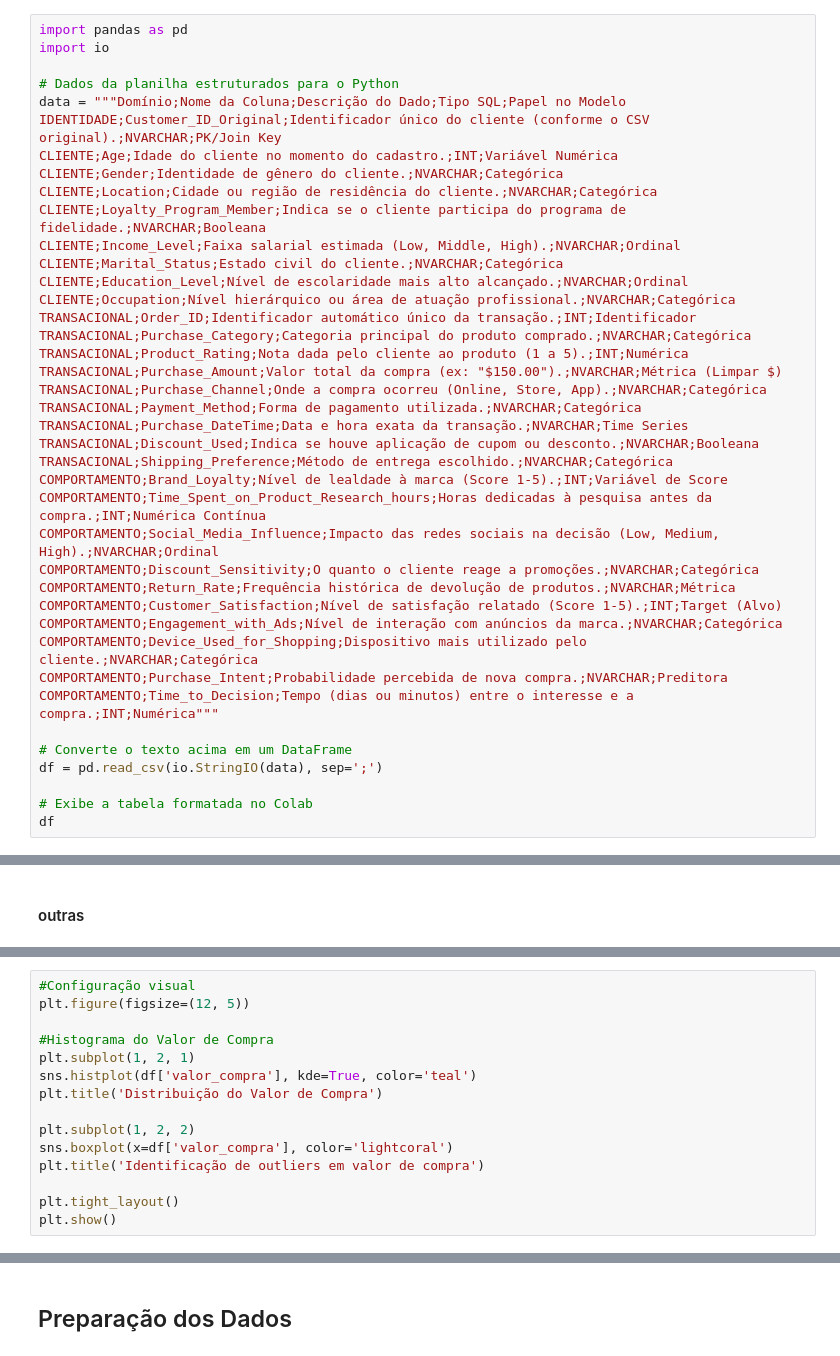
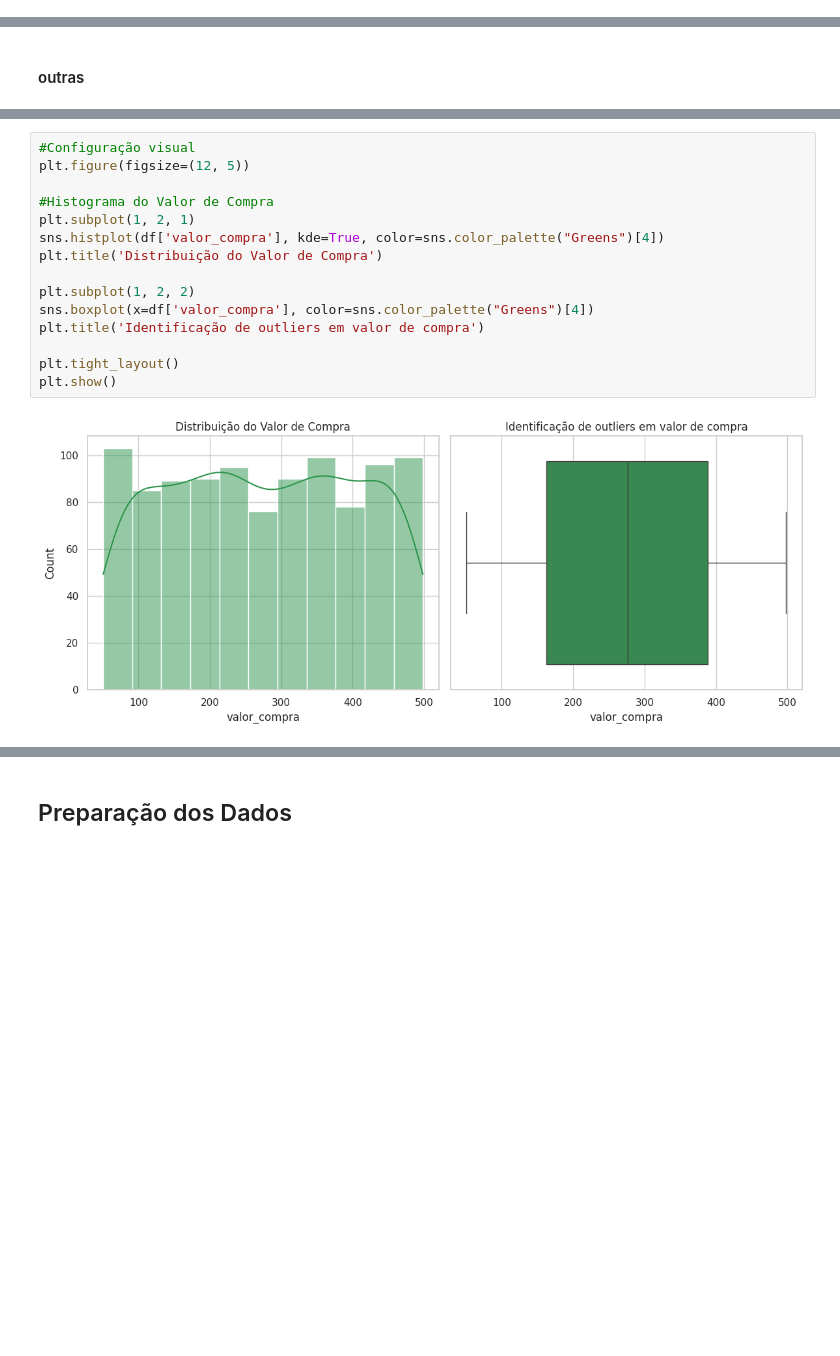
Before and after one commit to PatriciaDuran/hackathon-elas-mais-tech-dados, a Jupyter notebook: Análise_Padrões_de_Consumo_Grupo_04.ipynb, the cells around one changed output, grey strips where cells are left out. Cells and saved outputs as stored; diff of their text form; blank space fills up the shorter version.

```diff
--- a/Análise_Padrões_de_Consumo_Grupo_04.ipynb
+++ b/Análise_Padrões_de_Consumo_Grupo_04.ipynb
@@ -220,40 +217,0 @@ df.head(5)
-# %%
-import pandas as pd
-import io
-
-# Dados da planilha estruturados para o Python
-data = """Domínio;Nome da Coluna;Descrição do Dado;Tipo SQL;Papel no Modelo
-IDENTIDADE;Customer_ID_Original;Identificador único do cliente (conforme o CSV original).;NVARCHAR;PK/Join Key
-CLIENTE;Age;Idade do cliente no momento do cadastro.;INT;Variável Numérica
-CLIENTE;Gender;Identidade de gênero do cliente.;NVARCHAR;Categórica
-CLIENTE;Location;Cidade ou região de residência do cliente.;NVARCHAR;Categórica
-CLIENTE;Loyalty_Program_Member;Indica se o cliente participa do programa de fidelidade.;NVARCHAR;Booleana
-CLIENTE;Income_Level;Faixa salarial estimada (Low, Middle, High).;NVARCHAR;Ordinal
-CLIENTE;Marital_Status;Estado civil do cliente.;NVARCHAR;Categórica
-CLIENTE;Education_Level;Nível de escolaridade mais alto alcançado.;NVARCHAR;Ordinal
-CLIENTE;Occupation;Nível hierárquico ou área de atuação profissional.;NVARCHAR;Categórica
-TRANSACIONAL;Order_ID;Identificador automático único da transação.;INT;Identificador
-TRANSACIONAL;Purchase_Category;Categoria principal do produto comprado.;NVARCHAR;Categórica
-TRANSACIONAL;Product_Rating;Nota dada pelo cliente ao produto (1 a 5).;INT;Numérica
-TRANSACIONAL;Purchase_Amount;Valor total da compra (ex: "$150.00").;NVARCHAR;Métrica (Limpar $)
-TRANSACIONAL;Purchase_Channel;Onde a compra ocorreu (Online, Store, App).;NVARCHAR;Categórica
-TRANSACIONAL;Payment_Method;Forma de pagamento utilizada.;NVARCHAR;Categórica
-TRANSACIONAL;Purchase_DateTime;Data e hora exata da transação.;NVARCHAR;Time Series
-TRANSACIONAL;Discount_Used;Indica se houve aplicação de cupom ou desconto.;NVARCHAR;Booleana
-TRANSACIONAL;Shipping_Preference;Método de entrega escolhido.;NVARCHAR;Categórica
-COMPORTAMENTO;Brand_Loyalty;Nível de lealdade à marca (Score 1-5).;INT;Variável de Score
-COMPORTAMENTO;Time_Spent_on_Product_Research_hours;Horas dedicadas à pesquisa antes da compra.;INT;Numérica Contínua
-COMPORTAMENTO;Social_Media_Influence;Impacto das redes sociais na decisão (Low, Medium, High).;NVARCHAR;Ordinal
-COMPORTAMENTO;Discount_Sensitivity;O quanto o cliente reage a promoções.;NVARCHAR;Categórica
-COMPORTAMENTO;Return_Rate;Frequência histórica de devolução de produtos.;NVARCHAR;Métrica
-COMPORTAMENTO;Customer_Satisfaction;Nível de satisfação relatado (Score 1-5).;INT;Target (Alvo)
-COMPORTAMENTO;Engagement_with_Ads;Nível de interação com anúncios da marca.;NVARCHAR;Categórica
-COMPORTAMENTO;Device_Used_for_Shopping;Dispositivo mais utilizado pelo cliente.;NVARCHAR;Categórica
-COMPORTAMENTO;Purchase_Intent;Probabilidade percebida de nova compra.;NVARCHAR;Preditora
-COMPORTAMENTO;Time_to_Decision;Tempo (dias ou minutos) entre o interesse e a compra.;INT;Numérica"""
-
-# Converte o texto acima em um DataFrame
-df = pd.read_csv(io.StringIO(data), sep=';')
-
-# Exibe a tabela formatada no Colab
-df
@@ -886,18 +1015,20 @@ print(analise_renda)
 # %%
 #Configuração visual
 plt.figure(figsize=(12, 5))
 
 #Histograma do Valor de Compra
 plt.subplot(1, 2, 1)
-sns.histplot(df['valor_compra'], kde=True, color='teal')
+sns.histplot(df['valor_compra'], kde=True, color=sns.color_palette("Greens")[4])
 plt.title('Distribuição do Valor de Compra')
 
 plt.subplot(1, 2, 2)
-sns.boxplot(x=df['valor_compra'], color='lightcoral')
+sns.boxplot(x=df['valor_compra'], color=sns.color_palette("Greens")[4])
 plt.title('Identificação de outliers em valor de compra')
 
 plt.tight_layout()
 plt.show()
+# %% [output]
+[figure, added]
 # %%
 # Agrupando para ver o gasto médio por perfil socioeconômico
 perfil_gastos = df.groupby(['faixa_renda', 'nivel_educacao'])['valor_compra'].mean().unstack()
```
Also changed, not shown: parts of 44 cells of this notebook, 1 other file.
